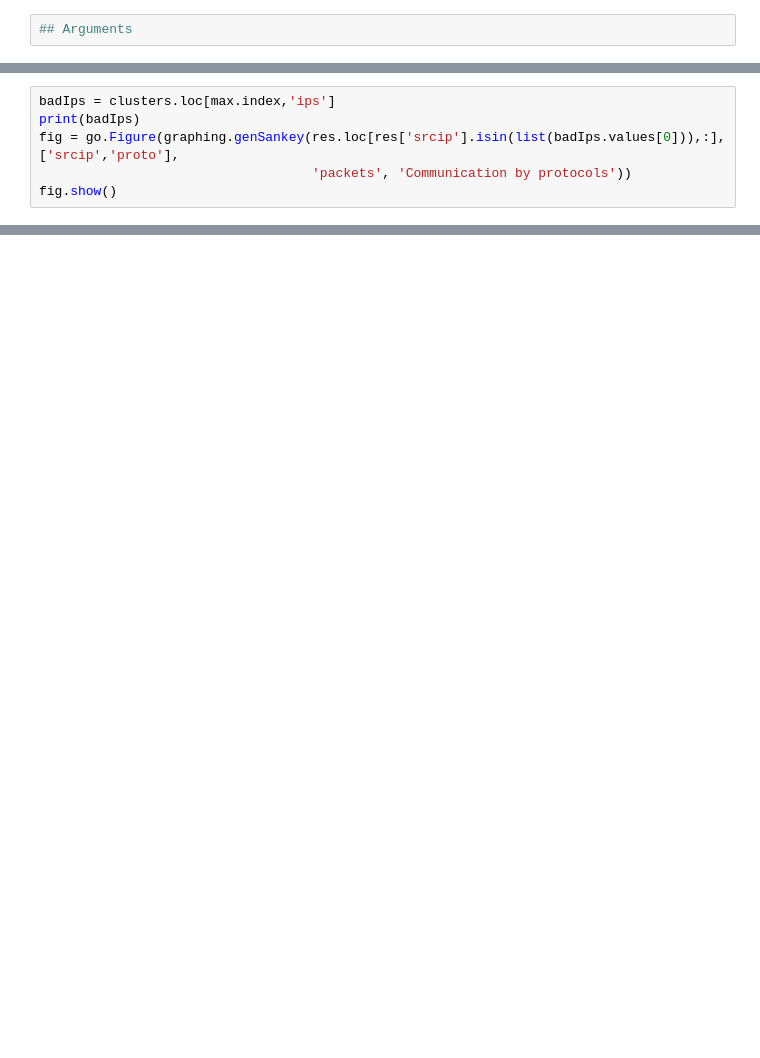
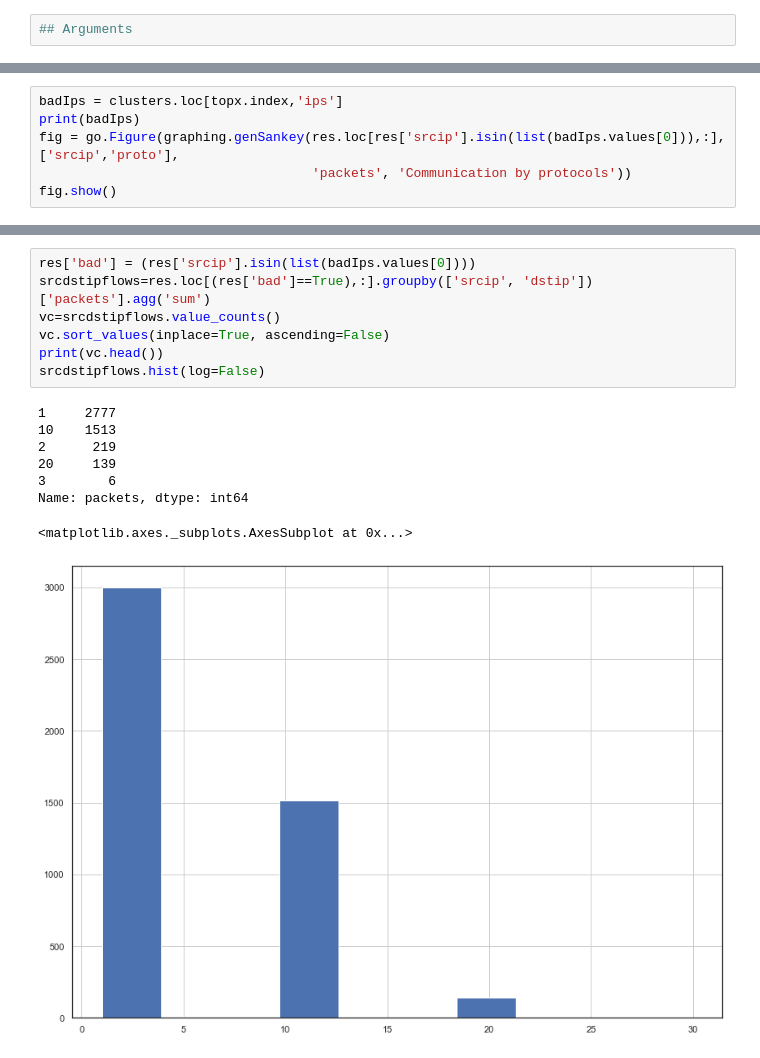
Before and after one commit to CESNET/SECT, a Jupyter notebook: notebooks/SECT.ipynb, the cells around one changed output, grey strips where cells are left out. Saved outputs shown, nothing was run; the diff lists cells and outputs as text; blank space fills up the shorter version.

```diff
--- a/notebooks/SECT.ipynb
+++ b/notebooks/SECT.ipynb
@@ -117,7 +138,7 @@ fig.show()
 # %% [output]
 [interactive output not drawn]
 # %%
-badIps = clusters.loc[max.index,'ips']
+badIps = clusters.loc[topx.index,'ips']
 print(badIps)
 fig = go.Figure(graphing.genSankey(res.loc[res['srcip'].isin(list(badIps.values[0])),:],['srcip','proto'],
                                    'packets', 'Communication by protocols'))
@@ -129,0 +169,16 @@ Name: ips, dtype: object
+# %%
+res['bad'] = (res['srcip'].isin(list(badIps.values[0])))
+srcdstipflows=res.loc[(res['bad']==True),:].groupby(['srcip', 'dstip'])['packets'].agg('sum')
+vc=srcdstipflows.value_counts()
+vc.sort_values(inplace=True, ascending=False)
+print(vc.head())
+srcdstipflows.hist(log=False)
+# %% [output]
+1     2777
+10    1513
+2      219
+20     139
+3        6
+Name: packets, dtype: int64
+<matplotlib.axes._subplots.AxesSubplot at 0x...>
+[figure, added]
```
Also changed, not shown: parts of 18 cells of this notebook, 3 other files.
